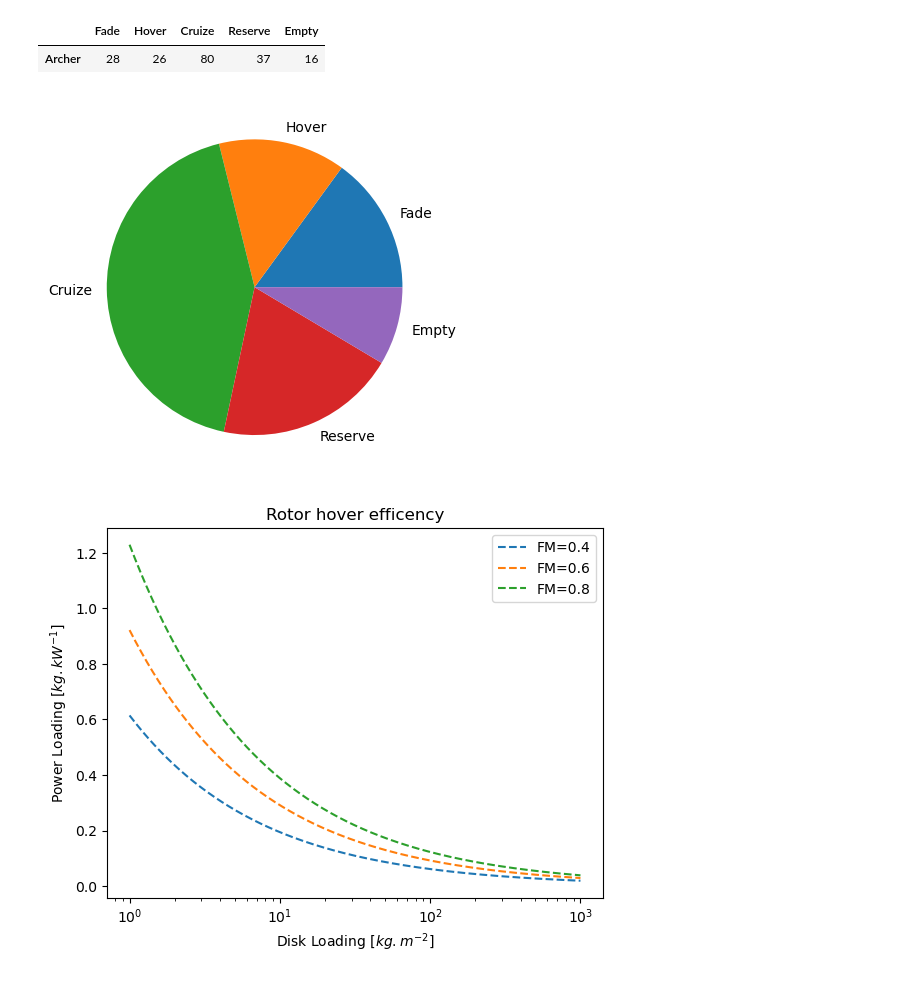
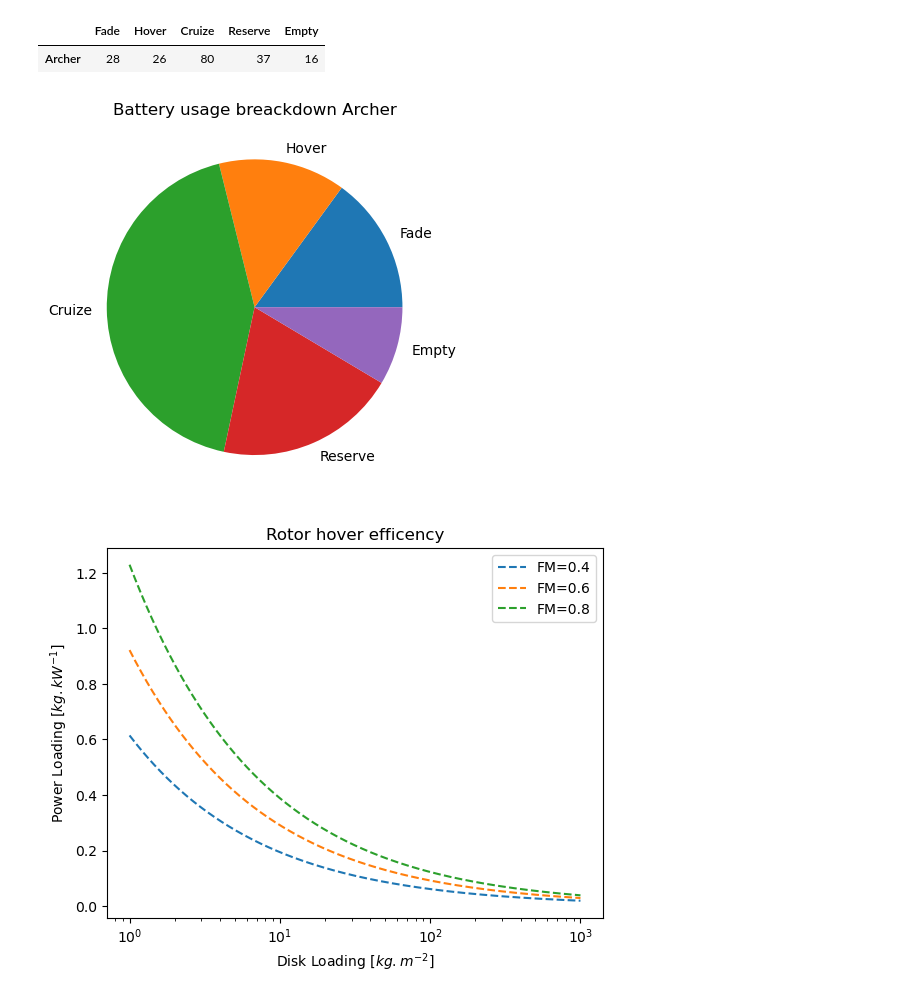
Before and after one commit to clementnardari/Sizing_eVTOL, a Jupyter notebook: Design.ipynb, the cells around one changed output. Drawn from its saved outputs; the diff is of its cells as text; code cells hidden in the pictures.

```diff
--- a/Design.ipynb
+++ b/Design.ipynb
@@ -52,9 +55,10 @@ Energy_df
 | Archer | 28 | 26 | 80 | 37 | 16 |
 # %%
 plt.pie(Energy_df.loc['Archer'].values,labels=np.array(Energy_df.columns))
+plt.title('Battery usage breackdown Archer')
 plt.show()
 # %% [output]
-[figure, old version]
+[figure, new version]
 # %%
 x0=np.linspace(1,1000,1000000)
 func=np.vectorize(PowerLoading)
```
Also changed, not shown: parts of 6 cells of this notebook.
